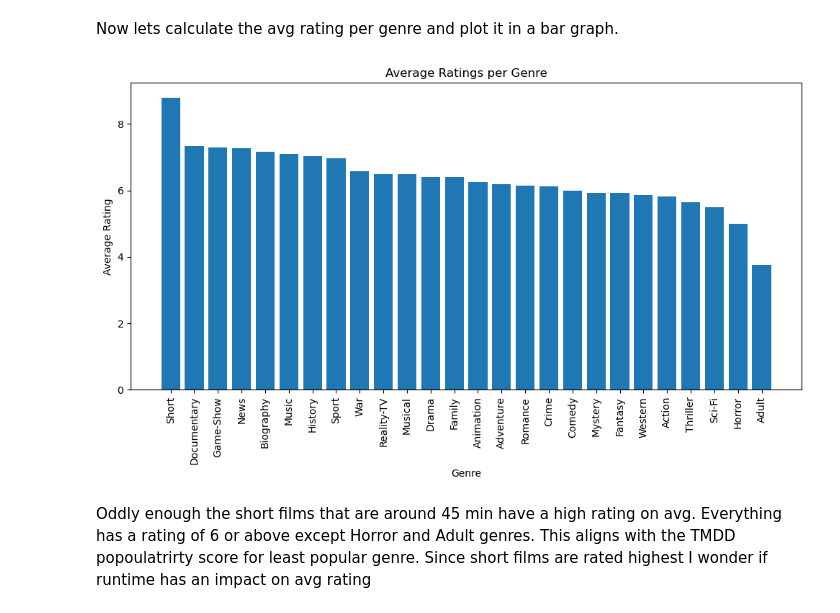
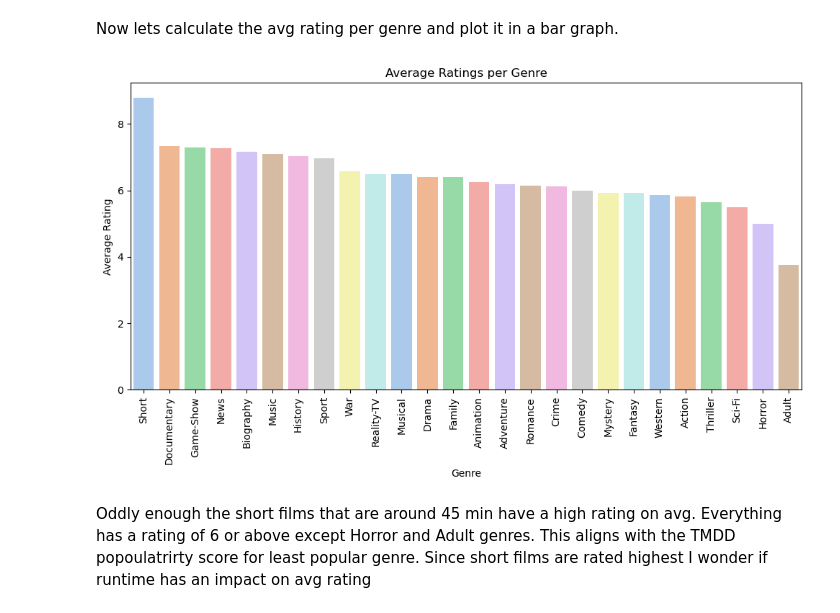
Before and after one commit to CrisThatOneCris/dsc-phase-1-project-v2-4, a Jupyter notebook: exploratory.ipynb, the cells around one changed output. Drawn from its saved outputs; the diff is of its cells as text; code cells hidden in the pictures.

Commit message:
Chnaged some plots to Seaborn

```diff
--- a/exploratory.ipynb
+++ b/exploratory.ipynb
@@ -1054,30 +1054,30 @@ Now lets calculate the avg rating per genre and plot it in a bar graph.
 # %%
 import pandas as pd
 import matplotlib.pyplot as plt
 
 # Split the genres column by commas into a list of genres
 imdb_ess_df['genres_list'] = imdb_ess_df['genres'].str.split(',')
 
 # Explode the 'genres_list' column to create separate rows for each genre
 df_exploded_2 = imdb_ess_df.explode('genres_list')
 
 # Calculate the average rating mean for each genre
 df_average_ratings = df_exploded_2.groupby('genres_list')['averagerating'].mean().reset_index()
 
 # Sort the dataframe by average rating in descending order
 df_average_ratings.sort_values('averagerating', ascending=False, inplace=True)
 
 # Plot the bar chart
 plt.figure(figsize=(10, 6))
-plt.bar(df_average_ratings['genres_list'], df_average_ratings['averagerating'])
+sns.barplot(x=df_average_ratings['genres_list'], y=df_average_ratings['averagerating'], palette='pastel')
 plt.xlabel('Genre')
 plt.ylabel('Average Rating')
 plt.title('Average Ratings per Genre')
 plt.xticks(rotation=90)
 plt.tight_layout()
 plt.show()
 # %% [output]
-[figure, old version]
+[figure, new version]
 # %% [markdown]
 Oddly enough the short films that are around 45 min have a high rating on avg. Everything has a rating of 6 or above except Horror and Adult genres. This aligns with the TMDD popoulatrirty score for least popular genre. Since short films are rated highest I wonder if runtime has an impact on avg rating
 # %%
```
Also changed, not shown: parts of 6 cells of this notebook.
